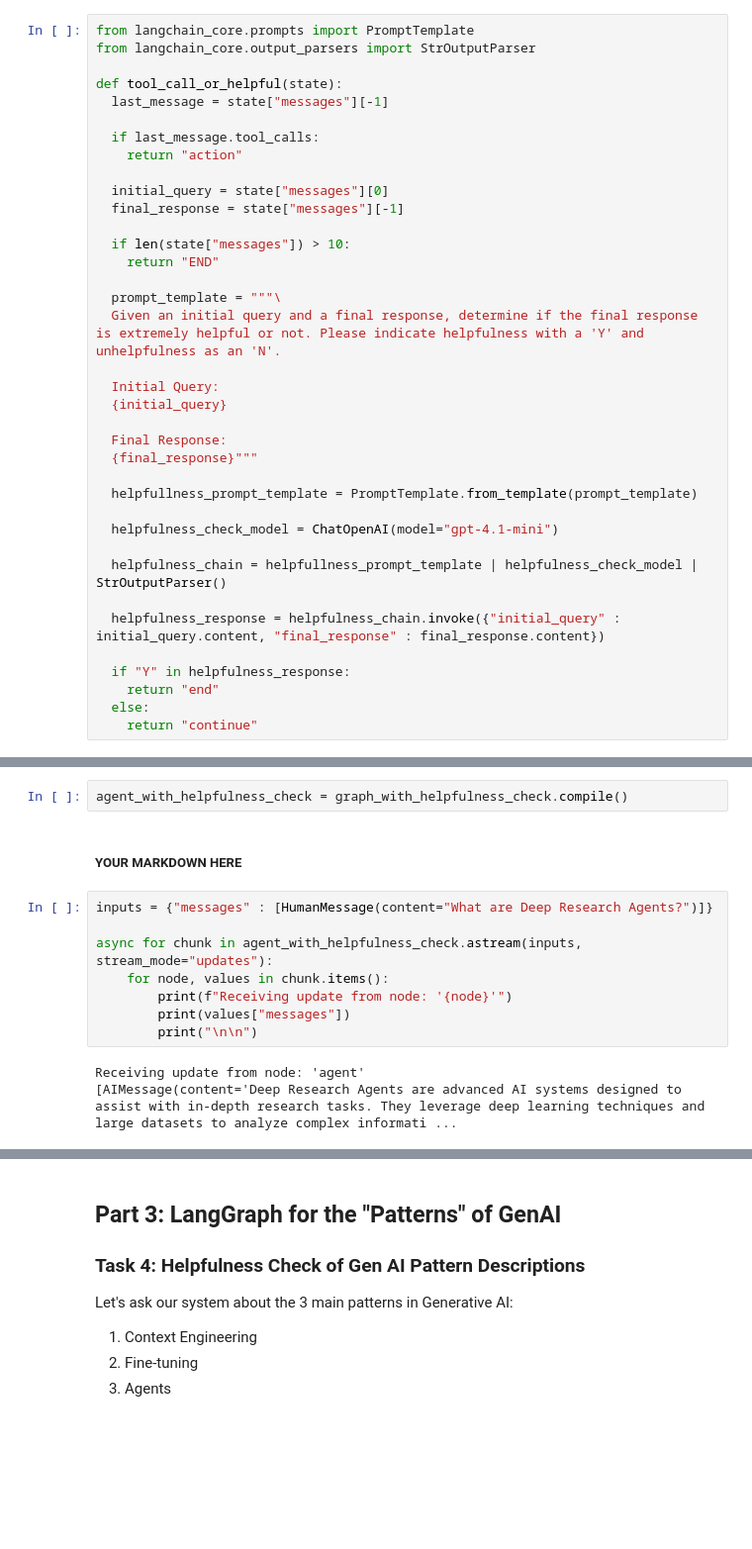
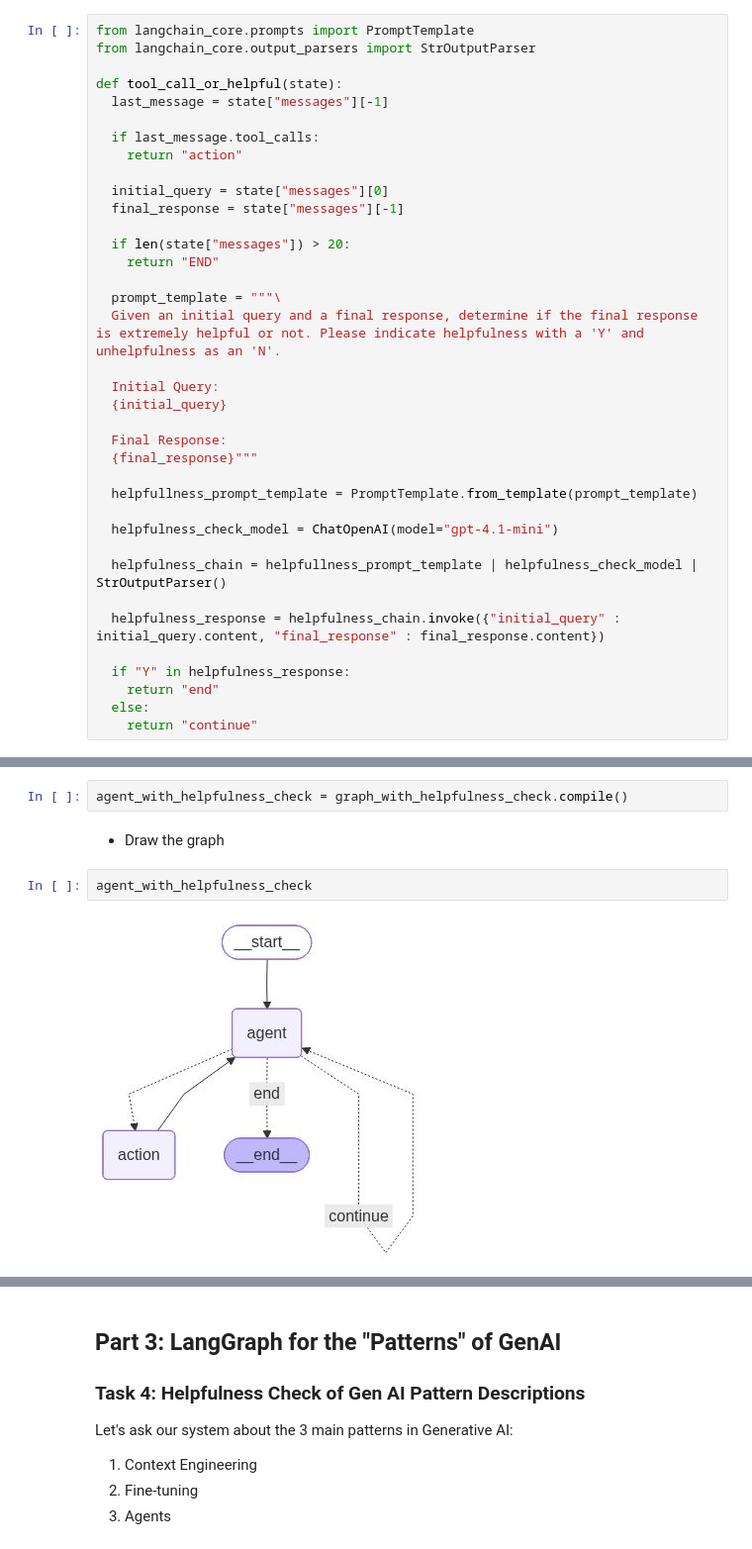
Before and after one commit to anilsharmay/AI-Engineering-Bootcamp, a Jupyter notebook: 05_Our_First_Agent_with_LangGraph/Introduction_to_LangGraph_for_Agents_Assignment_Version.ipynb, the cells around one changed output, grey strips where cells are left out. Shown at 99% size. Saved outputs shown, nothing was run; the diff lists cells and outputs as text; blank space fills up the shorter version.

```diff
--- a/05_Our_First_Agent_with_LangGraph/Introduction_to_LangGraph_for_Agents_Assignment_Version.ipynb
+++ b/05_Our_First_Agent_with_LangGraph/Introduction_to_LangGraph_for_Agents_Assignment_Version.ipynb
@@ -522,7 +553,7 @@ def tool_call_or_helpful(state):
   initial_query = state["messages"][0]
   final_response = state["messages"][-1]
 
-  if len(state["messages"]) > 10:
+  if len(state["messages"]) > 20:
     return "END"
 
   prompt_template = """\
@@ -571,15 +605,8 @@ graph_with_helpfulness_check.add_edge("action", "agent")
 # %%
 agent_with_helpfulness_check = graph_with_helpfulness_check.compile()
-# %% [markdown]
-##### YOUR MARKDOWN HERE
-# %%
-inputs = {"messages" : [HumanMessage(content="What are Deep Research Agents?")]}
-
-async for chunk in agent_with_helpfulness_check.astream(inputs, stream_mode="updates"):
-    for node, values in chunk.items():
-        print(f"Receiving update from node: '{node}'")
-        print(values["messages"])
-        print("\n\n")
-# %% [output]
-Receiving update from node: 'agent'
-[AIMessage(content='Deep Research Agents are advanced AI systems designed to assist with in-depth research tasks. They leverage deep learning techniques and large datasets to analyze complex informati ...
+# %% [markdown]
+- Draw the graph
+# %%
+agent_with_helpfulness_check
+# %% [output]
+[figure, added]
```
Also changed, not shown: parts of 30 cells of this notebook.
